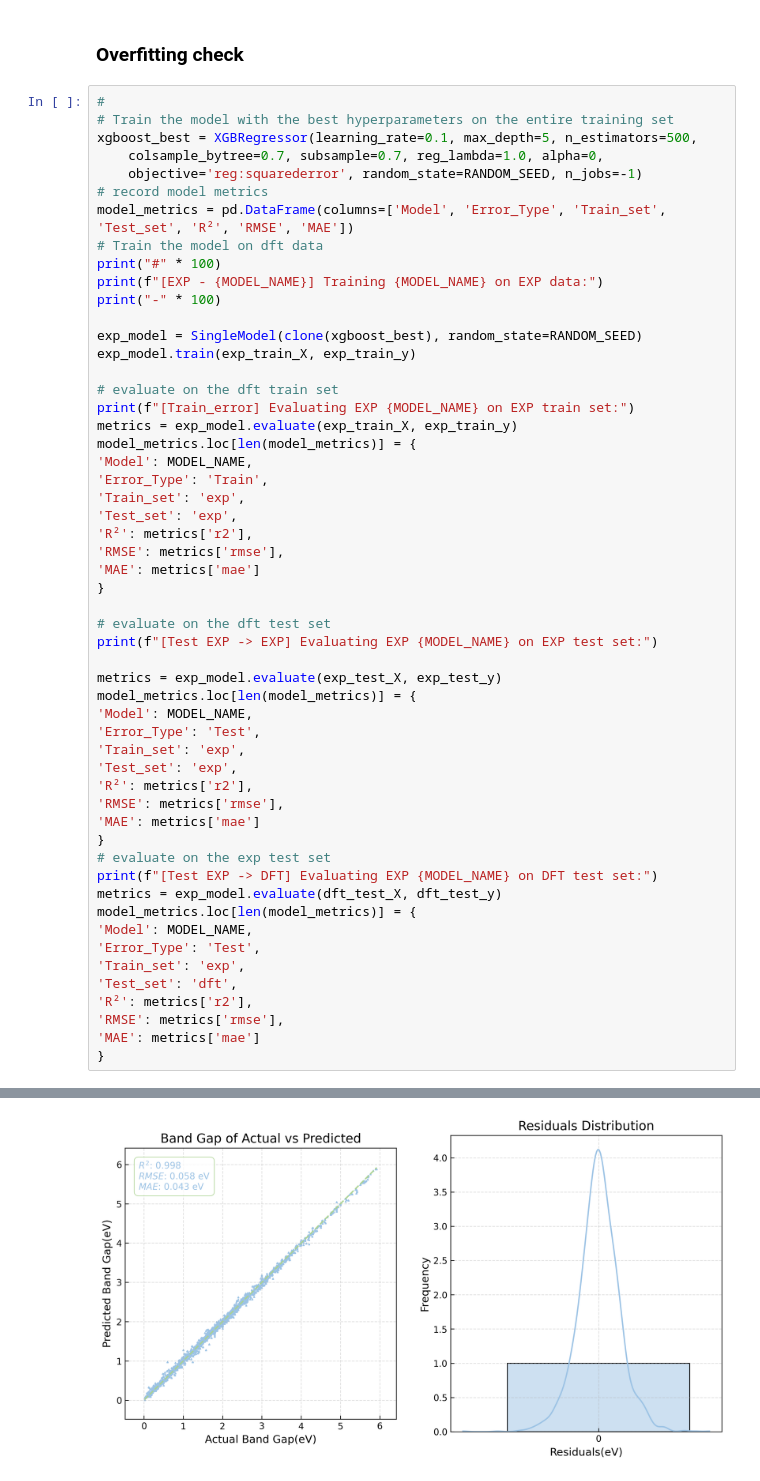
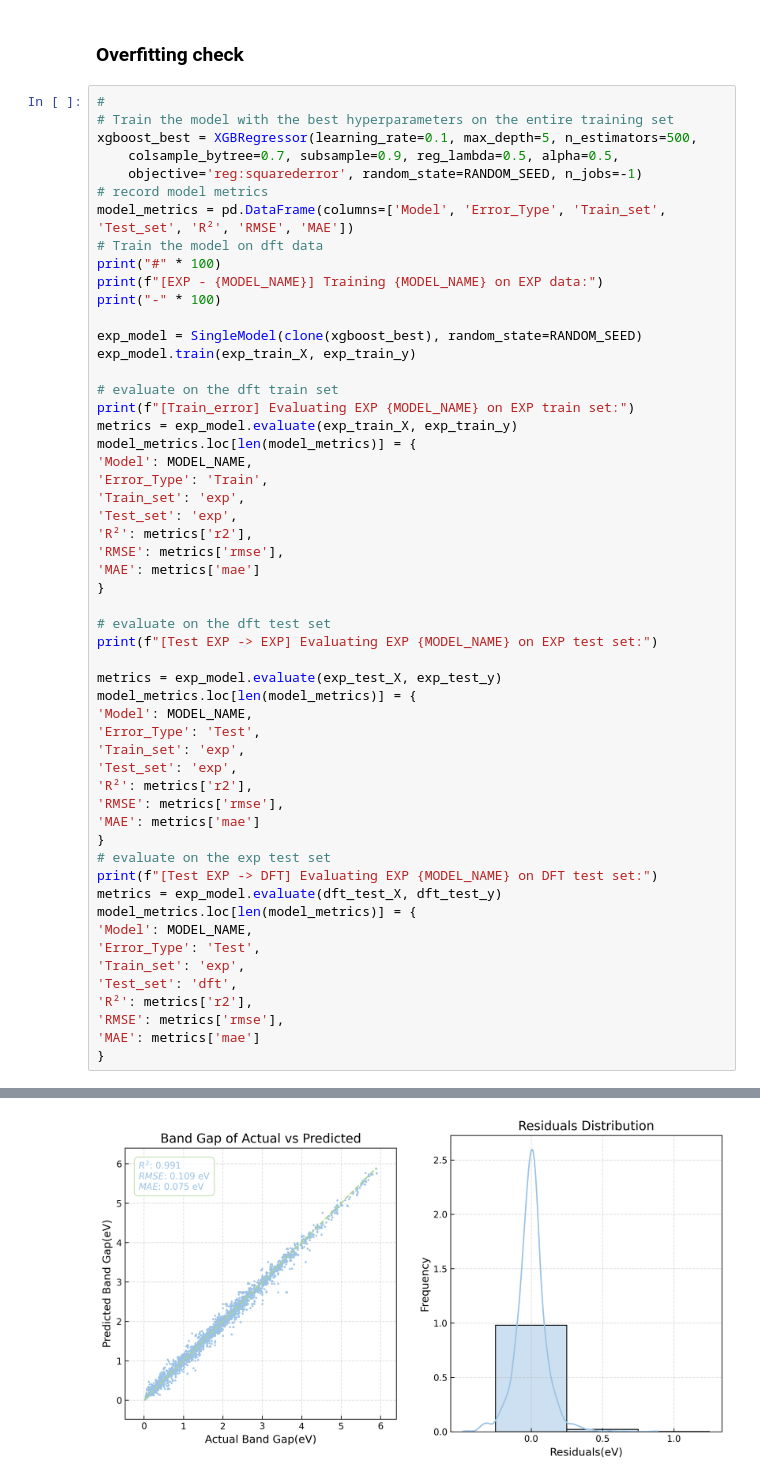
Before and after one commit to Four-Q/Band-gap-predict, a Jupyter notebook: SingleModels/XGBoost/3.1.6HyperParameterSearch.ipynb, the cells around one changed output, grey strips where cells are left out. Saved outputs shown, nothing was run; the diff lists cells and outputs as text.

```diff
--- a/SingleModels/XGBoost/3.1.6HyperParameterSearch.ipynb
+++ b/SingleModels/XGBoost/3.1.6HyperParameterSearch.ipynb
@@ -317,7 +321,7 @@ Best Cross-Validation RMSE: 0.5622
 #
 # Train the model with the best hyperparameters on the entire training set
 xgboost_best = XGBRegressor(learning_rate=0.1, max_depth=5, n_estimators=500,
-    colsample_bytree=0.7, subsample=0.7, reg_lambda=1.0, alpha=0,
+    colsample_bytree=0.7, subsample=0.9, reg_lambda=0.5, alpha=0.5,
     objective='reg:squarederror', random_state=RANDOM_SEED, n_jobs=-1)
 # record model metrics
 model_metrics = pd.DataFrame(columns=['Model', 'Error_Type', 'Train_set', 'Test_set', 'R²', 'RMSE', 'MAE'])
@@ -377,4 +381,4 @@ Starting model training...
 Model training completed!
 [Train_error] Evaluating EXP XGBoost on EXP train set:
-[figure, old version]
+[figure, new version]
 Model Evaluation Results:
```
Also changed, not shown: parts of 7 cells of this notebook, 14 other files.
